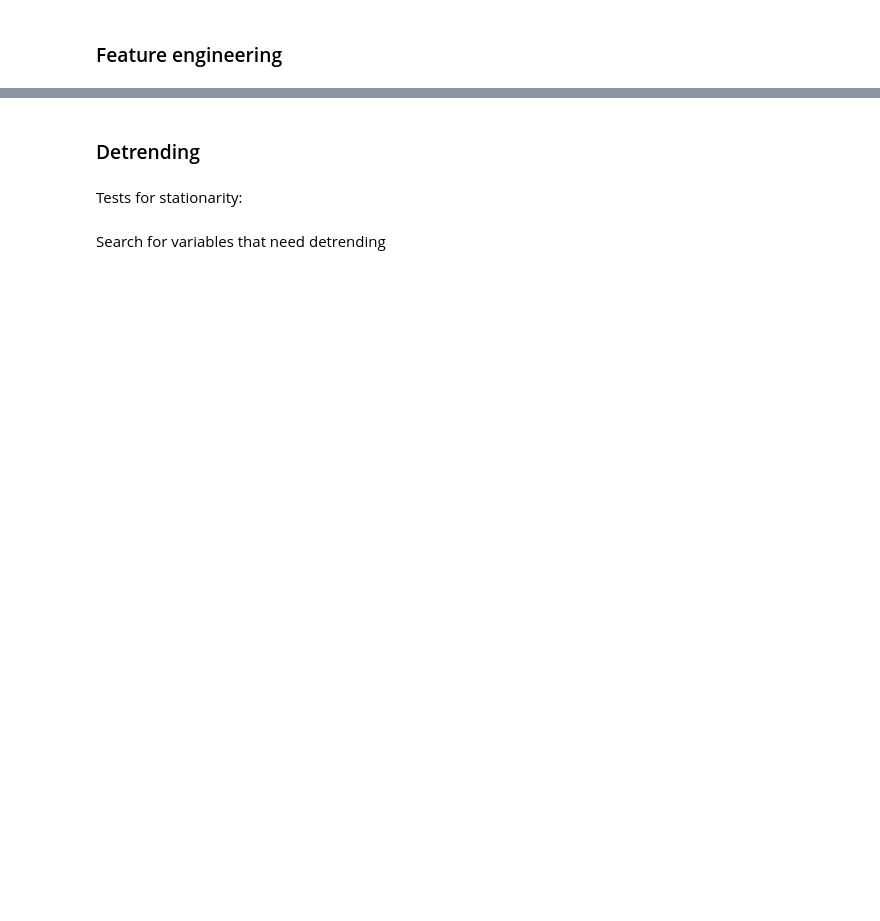
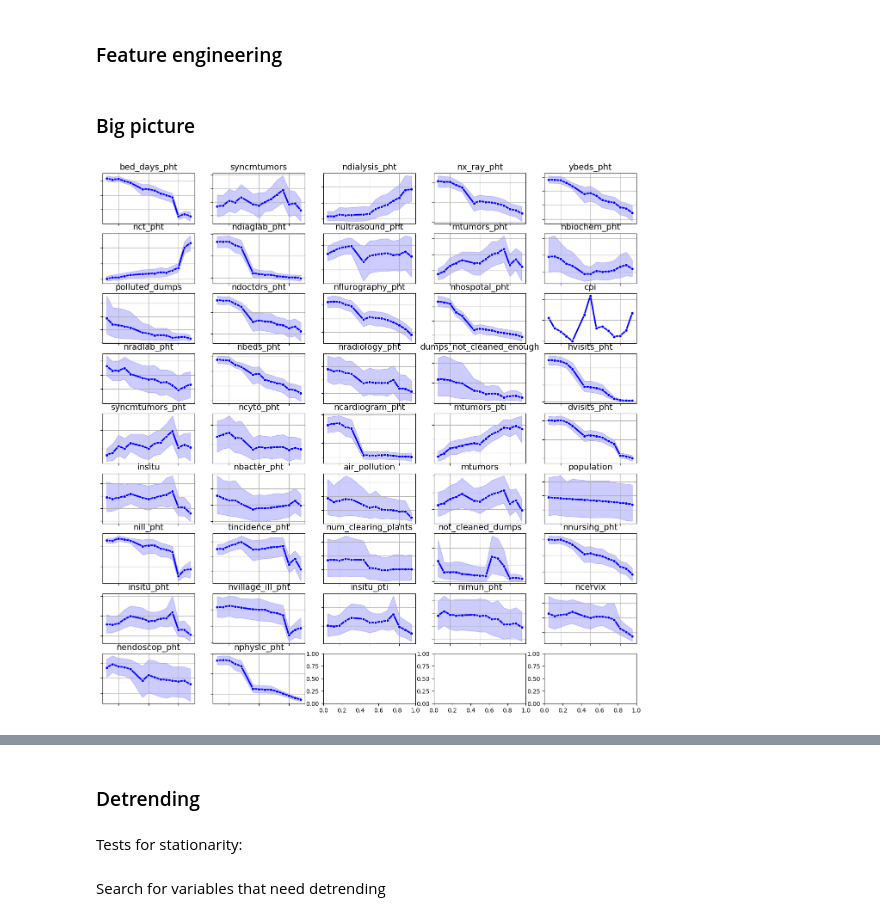
Before and after one commit to Zhukowych/cancer_incidence, a Jupyter notebook: eda.ipynb, the cells around one changed output, grey strips where cells are left out. Drawn from its saved outputs; the diff is of its cells as text; code cells hidden in the pictures; blank space fills up the shorter version.

```diff
--- a/eda.ipynb
+++ b/eda.ipynb
@@ -158,3 +165,10 @@ for column in population_related_columns:
 st_f_df = st_f_df.rename(columns={column: f"{column}_pht" for column in population_related_columns})
 # %%
 st_f_df.to_csv("./final_dataset/stage_incidence_features.csv", index=False)
+# %% [markdown]
+### Big picture
+# %%
+columns_to_show = set(st_f_df.columns) - set(['year', 'region', 't'])
+plot_summary_ts_for_columns(st_f_df, columns_to_show)
+# %% [output]
+[figure, added]
```
Also changed, not shown: parts of 34 cells of this notebook, 3 other files.
